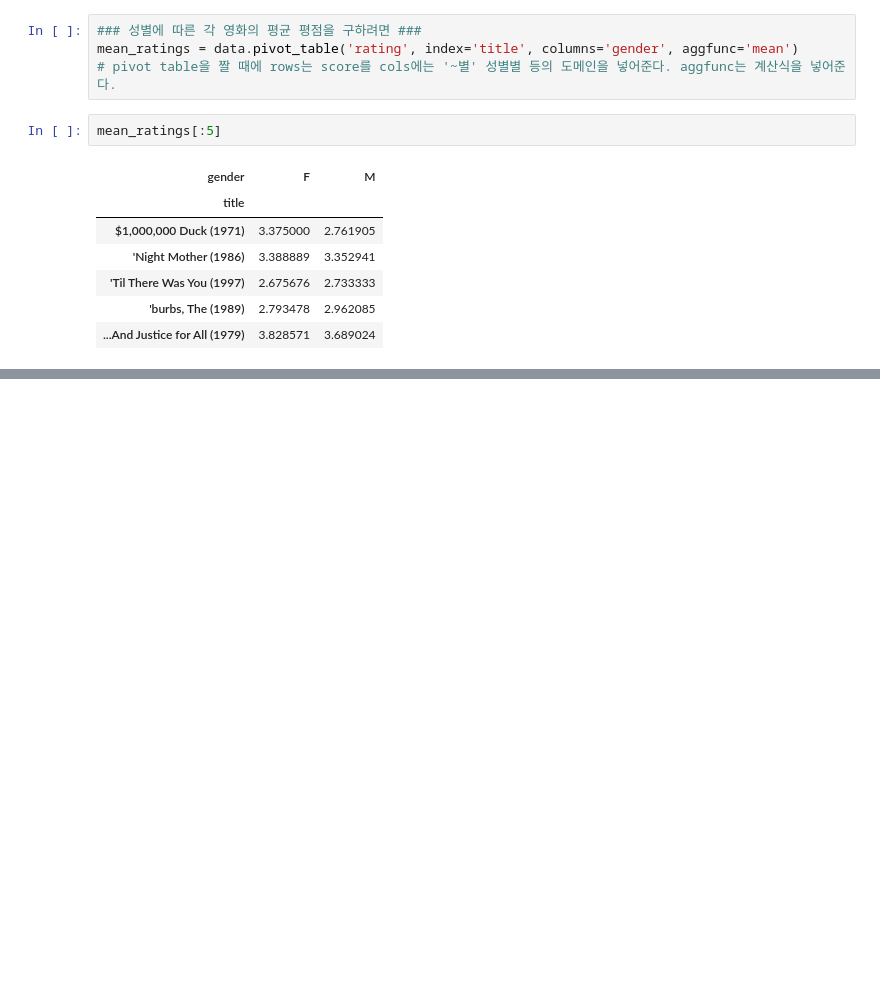
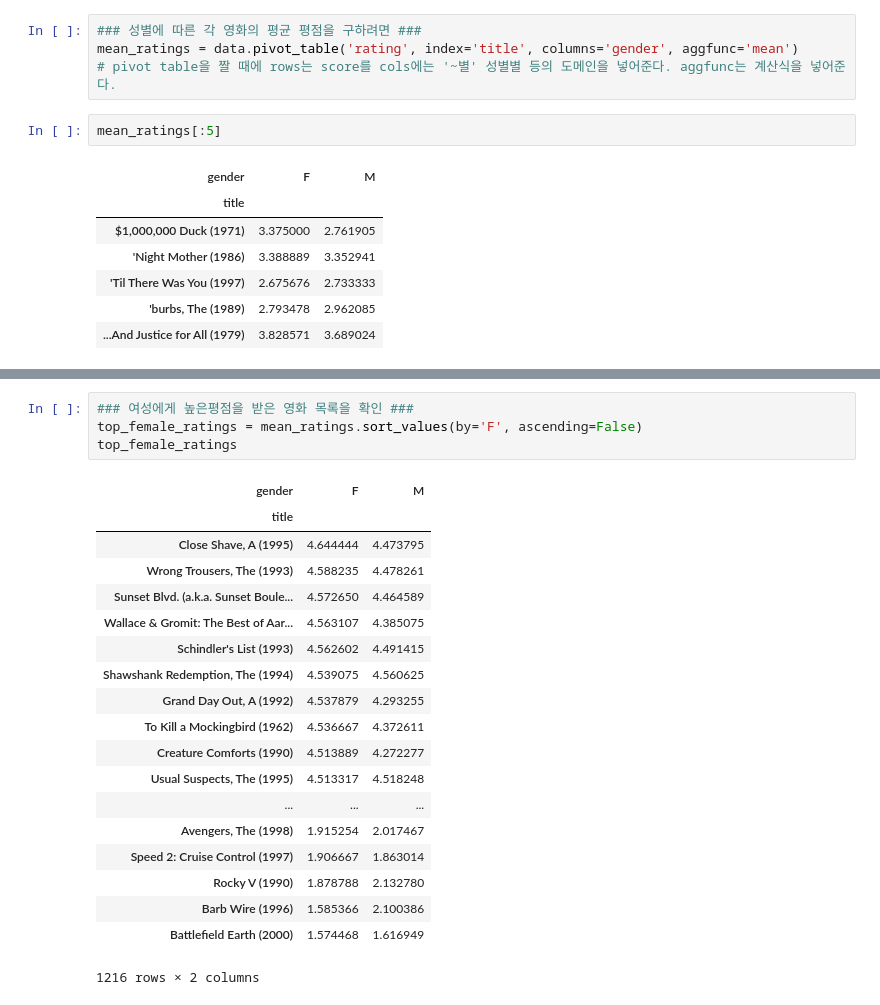
Before and after one commit to wizardklaus/Python-Data-Analysis, a Jupyter notebook: ch02-171009.ipynb, the cells around one changed output, grey strips where cells are left out. Saved outputs shown, nothing was run; the diff lists cells and outputs as text; blank space fills up the shorter version.

```diff
--- a/ch02-171009.ipynb
+++ b/ch02-171009.ipynb
@@ -91,0 +150,24 @@ mean_ratings[:5]
+# %%
+### 여성에게 높은평점을 받은 영화 목록을 확인 ###
+top_female_ratings = mean_ratings.sort_values(by='F', ascending=False)
+top_female_ratings
+# %% [output]
+| gender | F | M |
+| title |  |  |
+| Close Shave, A (1995) | 4.644444 | 4.473795 |
+| Wrong Trousers, The (1993) | 4.588235 | 4.478261 |
+| Sunset Blvd. (a.k.a. Sunset Boule... | 4.572650 | 4.464589 |
+| Wallace & Gromit: The Best of Aar... | 4.563107 | 4.385075 |
+| Schindler's List (1993) | 4.562602 | 4.491415 |
+| Shawshank Redemption, The (1994) | 4.539075 | 4.560625 |
+| Grand Day Out, A (1992) | 4.537879 | 4.293255 |
+| To Kill a Mockingbird (1962) | 4.536667 | 4.372611 |
+| Creature Comforts (1990) | 4.513889 | 4.272277 |
+| Usual Suspects, The (1995) | 4.513317 | 4.518248 |
+| ... | ... | ... |
+| Avengers, The (1998) | 1.915254 | 2.017467 |
+| Speed 2: Cruise Control (1997) | 1.906667 | 1.863014 |
+| Rocky V (1990) | 1.878788 | 2.132780 |
+| Barb Wire (1996) | 1.585366 | 2.100386 |
+| Battlefield Earth (2000) | 1.574468 | 1.616949 |
+1216 rows × 2 columns
```
Also changed, not shown: parts of 6 cells of this notebook.
